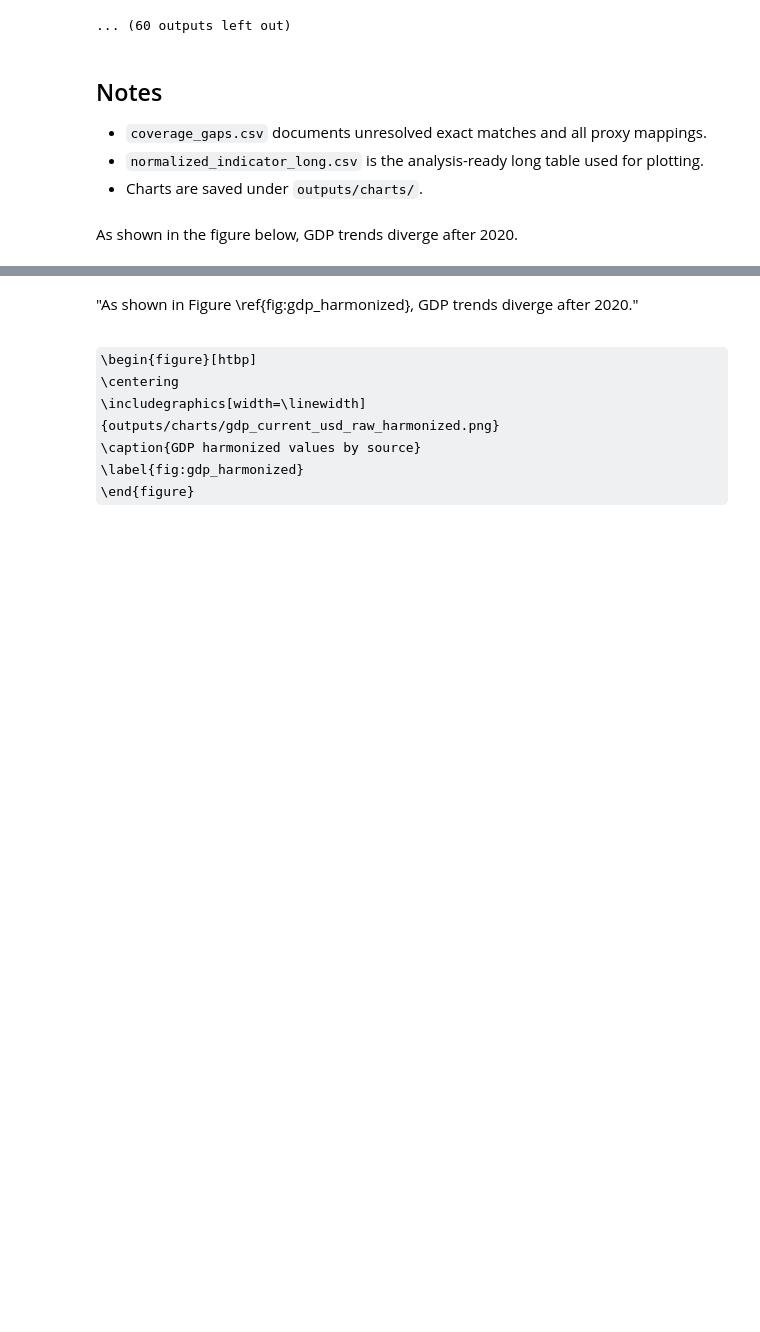
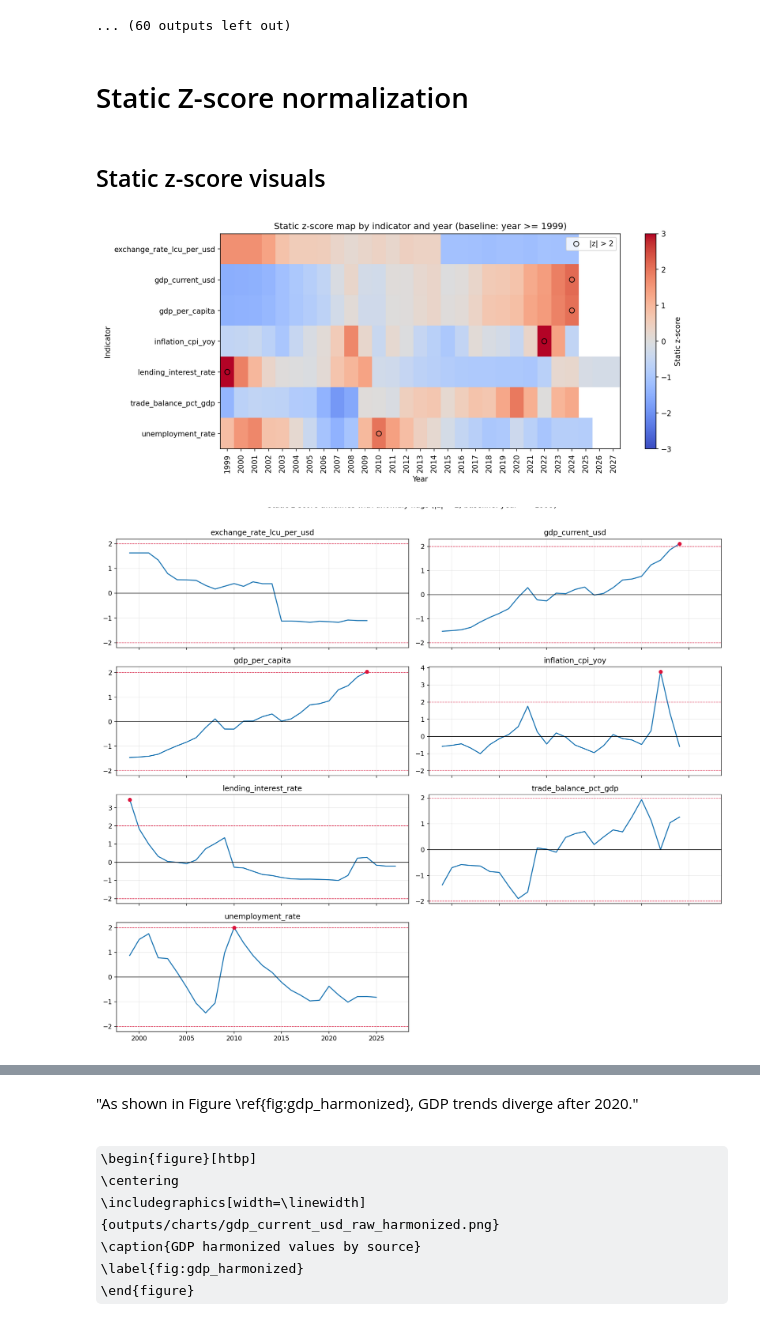
Before and after one commit to tuturis/bs2026_student_projects, a Jupyter notebook: Arturas_Sotnicenko/Macroeconomic_timeseries.ipynb, the cells around one changed output, grey strips where cells are left out. Drawn from its saved outputs; the diff is of its cells as text; code cells hidden in the pictures; some formulas as TeX source; blank space fills up the shorter version.

```diff
--- a/Arturas_Sotnicenko/Macroeconomic_timeseries.ipynb
+++ b/Arturas_Sotnicenko/Macroeconomic_timeseries.ipynb
@@ -259,14 +259,21 @@ if remaining_ids:
     display(Markdown('# Other indicators'))
     for indicator_id in remaining_ids:
         _render_indicator(indicator_id)
-# %% [markdown]
-## Notes
-
-- `coverage_gaps.csv` documents unresolved exact matches and all proxy mappings.
-- `normalized_indicator_long.csv` is the analysis-ready long table used for plotting.
-- Charts are saved under `outputs/charts/`.
-# %% [markdown]
-As shown in the figure below, GDP trends diverge after 2020.
+# %% [markdown]
+# Static Z-score normalization
+# %%
+from IPython.display import Image, Markdown, display
+
+heatmap_path = outdir / 'charts' / 'zscore_normalization_heatmap.png'
+timeline_path = outdir / 'charts' / 'zscore_normalization_timelines.png'
+
+display(Markdown('## Static z-score visuals'))
+display(Image(filename=str(heatmap_path)))
+display(Image(filename=str(timeline_path)))
+# %% [output]
+## Static z-score visuals
+[figure, added]
+[figure, added]
 # %% [markdown]
 ![GDP harmonized values by source](outputs/charts/gdp_current_usd_raw_harmonized.png)
 
```
